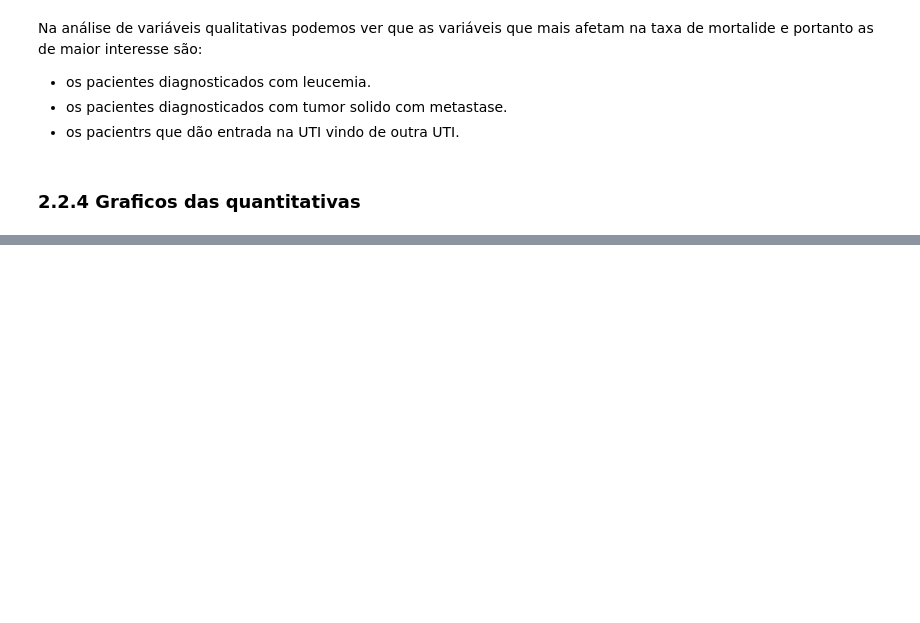
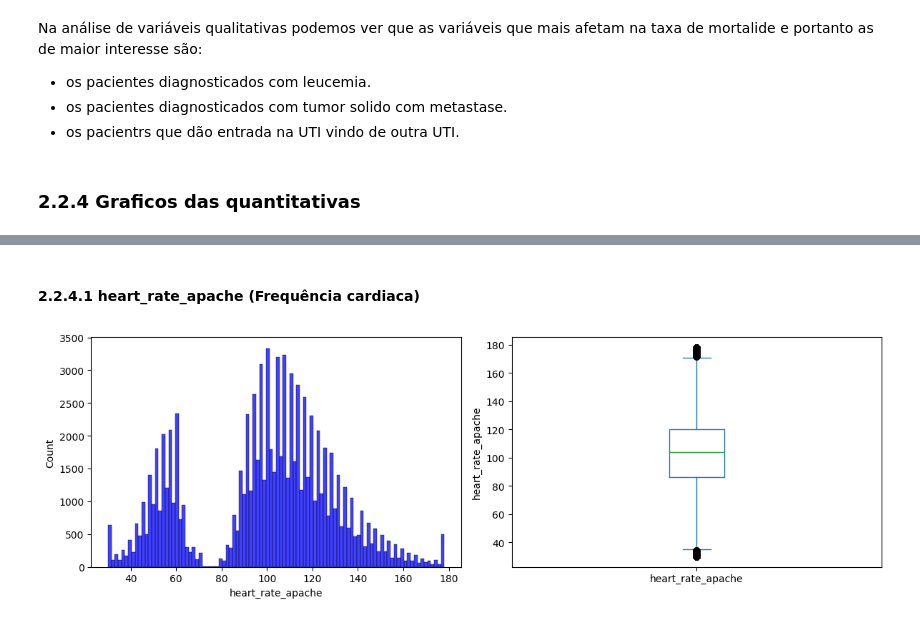
Before and after one commit to kaioreidela/Death_Prediction_in_ICU, a Jupyter notebook: estatistica_real.ipynb, the cells around one changed output, grey strips where cells are left out. Drawn from its saved outputs; the diff is of its cells as text; code cells hidden in the pictures; blank space fills up the shorter version.

```diff
--- a/estatistica_real.ipynb
+++ b/estatistica_real.ipynb
@@ -228,2 +302,6 @@ Na análise de variáveis qualitativas podemos ver que as variáveis que mais af
+# %% [markdown]
+#### 2.2.4.1 heart_rate_apache (Frequência cardiaca)
 # %%
-histograma("apache_4a_icu_death_prob",dados)
+histograma("heart_rate_apache",dados)
+# %% [output]
+[figure, added]
```
Also changed, not shown: parts of 31 cells of this notebook.
